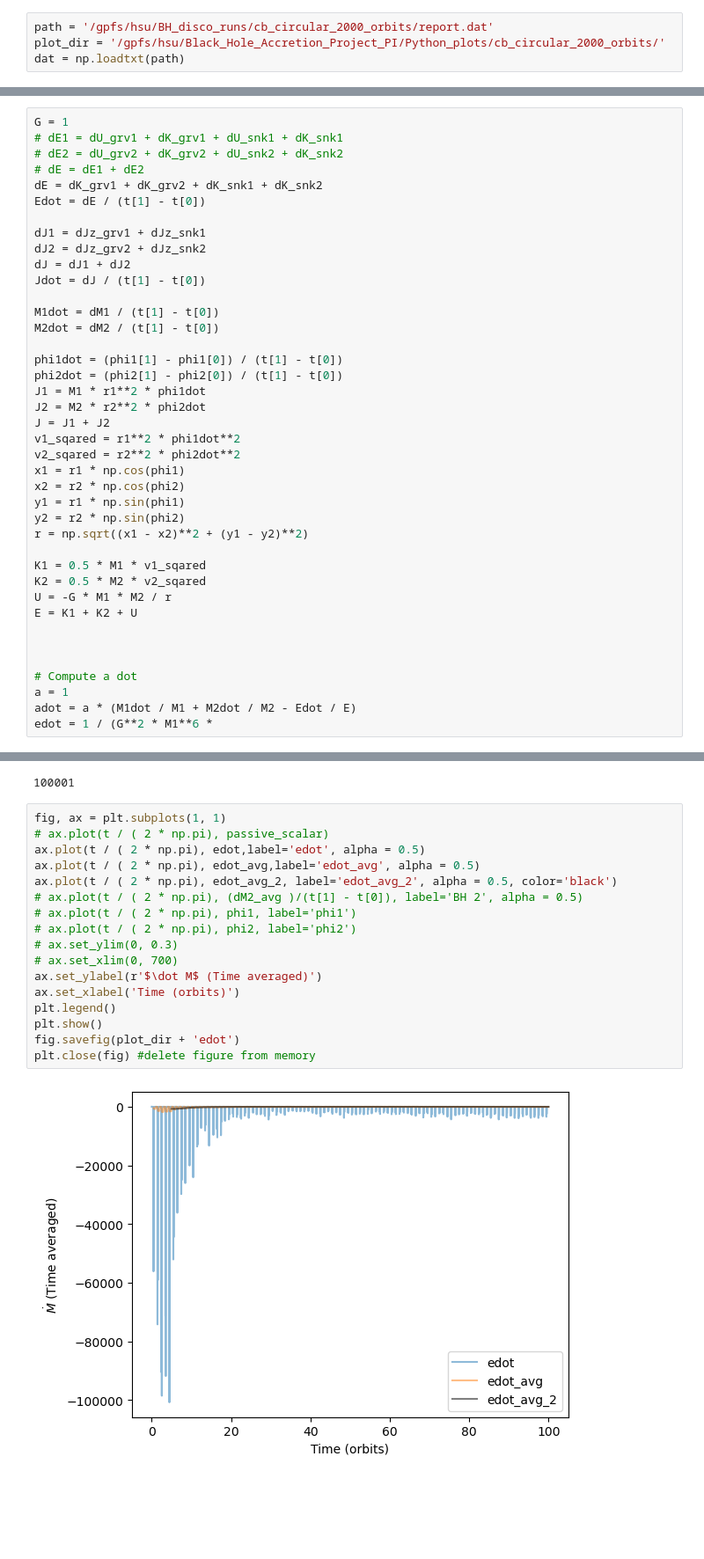
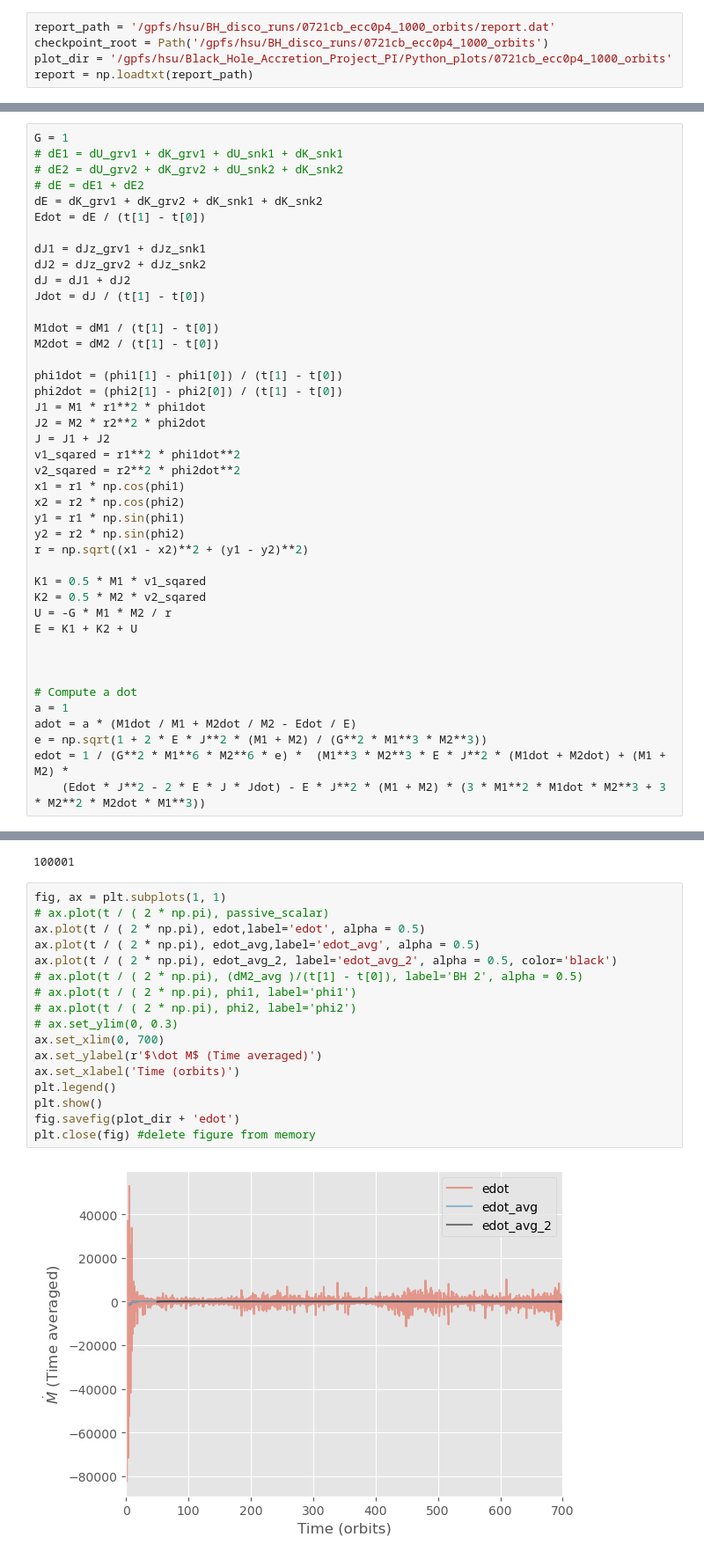
Before and after one commit to HangChelseaSu/Black_Hole_Accretion_Project_PI, a Jupyter notebook: Python_scripts/report_dat_data.ipynb, the cells around one changed output, grey strips where cells are left out. Shown at 88% size. Cells and saved outputs as stored; diff of their text form; blank space fills up the shorter version.

```diff
--- a/Python_scripts/report_dat_data.ipynb
+++ b/Python_scripts/report_dat_data.ipynb
@@ -8,6 +8,7 @@ from pathlib import Path
 plt.style.use('ggplot')
 import pandas as pd
 # %%
-path = '/gpfs/hsu/BH_disco_runs/cb_circular_2000_orbits/report.dat'
-plot_dir = '/gpfs/hsu/Black_Hole_Accretion_Project_PI/Python_plots/cb_circular_2000_orbits/'
-dat = np.loadtxt(path)
+report_path = '/gpfs/hsu/BH_disco_runs/0721cb_ecc0p4_1000_orbits/report.dat'
+checkpoint_root = Path('/gpfs/hsu/BH_disco_runs/0721cb_ecc0p4_1000_orbits')
+plot_dir = '/gpfs/hsu/Black_Hole_Accretion_Project_PI/Python_plots/0721cb_ecc0p4_1000_orbits'
+report = np.loadtxt(report_path)
@@ -92,4 +144,6 @@ E = K1 + K2 + U
 # Compute a dot
 a = 1
 adot = a * (M1dot / M1 + M2dot / M2 - Edot / E)
-edot = 1 / (G**2 * M1**6 *
+e = np.sqrt(1 + 2 * E * J**2 * (M1 + M2) / (G**2 * M1**3 * M2**3))
+edot = 1 / (G**2 * M1**6 * M2**6 * e) *  (M1**3 * M2**3 * E * J**2 * (M1dot + M2dot) + (M1 + M2) *
+    (Edot * J**2 - 2 * E * J * Jdot) - E * J**2 * (M1 + M2) * (3 * M1**2 * M1dot * M2**3 + 3 * M2**2 * M2dot * M1**3))
@@ -241,22 +311,22 @@ len(angular_momentum)
 # %%
 fig, ax = plt.subplots(1, 1)
 # ax.plot(t / ( 2 * np.pi), passive_scalar)
 ax.plot(t / ( 2 * np.pi), edot,label='edot', alpha = 0.5)
 ax.plot(t / ( 2 * np.pi), edot_avg,label='edot_avg', alpha = 0.5)
 ax.plot(t / ( 2 * np.pi), edot_avg_2, label='edot_avg_2', alpha = 0.5, color='black')
 # ax.plot(t / ( 2 * np.pi), (dM2_avg )/(t[1] - t[0]), label='BH 2', alpha = 0.5)
 # ax.plot(t / ( 2 * np.pi), phi1, label='phi1')
 # ax.plot(t / ( 2 * np.pi), phi2, label='phi2')
 # ax.set_ylim(0, 0.3)
-# ax.set_xlim(0, 700)
+ax.set_xlim(0, 700)
 ax.set_ylabel(r'$\dot M$ (Time averaged)')
 ax.set_xlabel('Time (orbits)')
 plt.legend()
 plt.show()
 fig.savefig(plot_dir + 'edot')
 plt.close(fig) #delete figure from memory
 # %% [output]
-[figure, old version]
+[figure, new version]
 # %%
 fig, ax = plt.subplots(1, 1)
 # ax.plot(t / ( 2 * np.pi), passive_scalar)
```
Also changed, not shown: parts of 7 cells of this notebook, 10 other files.
